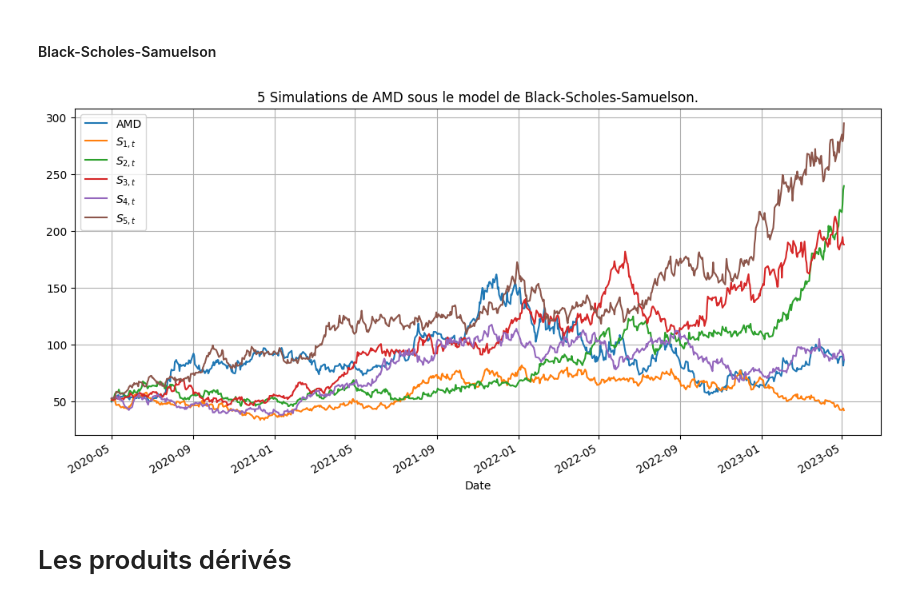
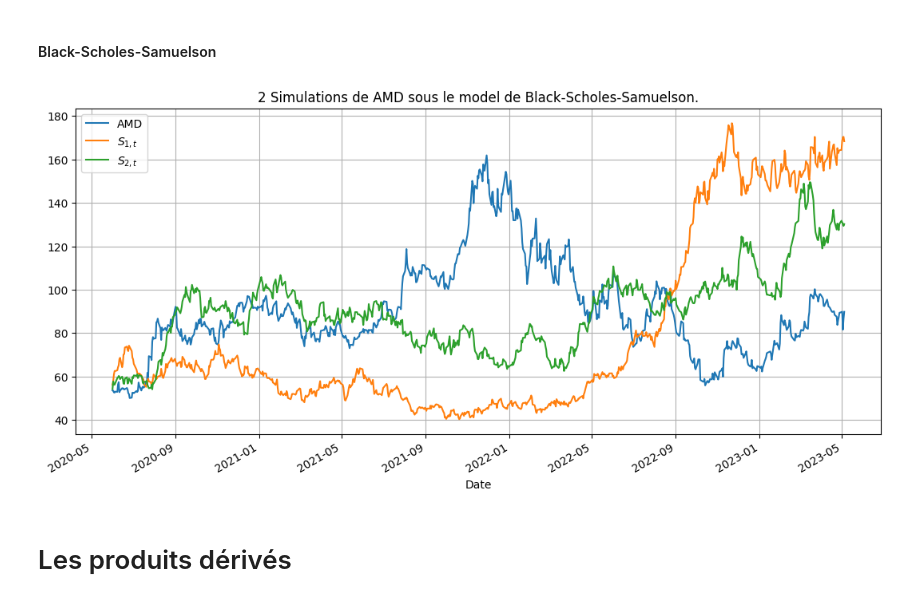
Before and after one commit to AmineMahdioui/Monte-Carlo, a Jupyter notebook: MonteCarlo.ipynb, the cells around one changed output. Saved outputs shown, nothing was run; the diff lists cells and outputs as text; code cells hidden in the pictures.

```diff
--- a/MonteCarlo.ipynb
+++ b/MonteCarlo.ipynb
@@ -97,24 +94,23 @@ $\displaystyle \hat{\mu}=0.0024\\ \hat{\sigma}=0.027$
 # %% [markdown]
 #### Black-Scholes-Samuelson
-# %%
-np.random.seed(0)
-Nsim = 5
-
-B_t=np.random.normal(scale=dt, size=(t_,Nsim)).cumsum(axis=0)
-t=np.ones((t_,Nsim)).cumsum(axis=0)
-
-BSS = S[0]*(np.exp((mu-sigma**2/2)*t + sigma*B_t))
-
-
-plt.figure(figsize=(13, 6))
-S.plot()
-plt.title(f"{Nsim} Simulations de {sTicker} sous le model de Black-Scholes-Samuelson.")
-plt.plot(S.index,BSS)
-plt.legend([S.name,*["$S_{"+f"{i},t"+"}$" for i in range(1,t_+1) ]])
-plt.grid(True)
-plt.show()
-# %% [output]
-[figure, removed]
+# %%
+def UnderlyingBlack_Scholes(S,size,mu=mu,sigma=sigma):
+
+    t=np.ones((steps,size)).cumsum(axis=0)
+    B_t=np.random.normal(scale=dt, size=(steps,size)).cumsum(axis=0)
+    return S[0]*np.exp((mu-sigma**2/2)*t + sigma*B_t)
+# %%
+np.random.seed(0)
+size = 2
+Y=S.to_frame()
+Y[["$S_{"+f"{i},t"+"}$" for i in range(1,size+1)]]=UnderlyingBlack_Scholes(S,size)
+
+Y.plot(figsize=(13, 6))
+plt.title(f"{size} Simulations de {sTicker} sous le model de Black-Scholes-Samuelson.")
+plt.grid(True)
+plt.show()
+# %% [output]
+[figure, added]
 # %% [markdown]
 
 
```
Also changed, not shown: parts of 20 cells of this notebook.
